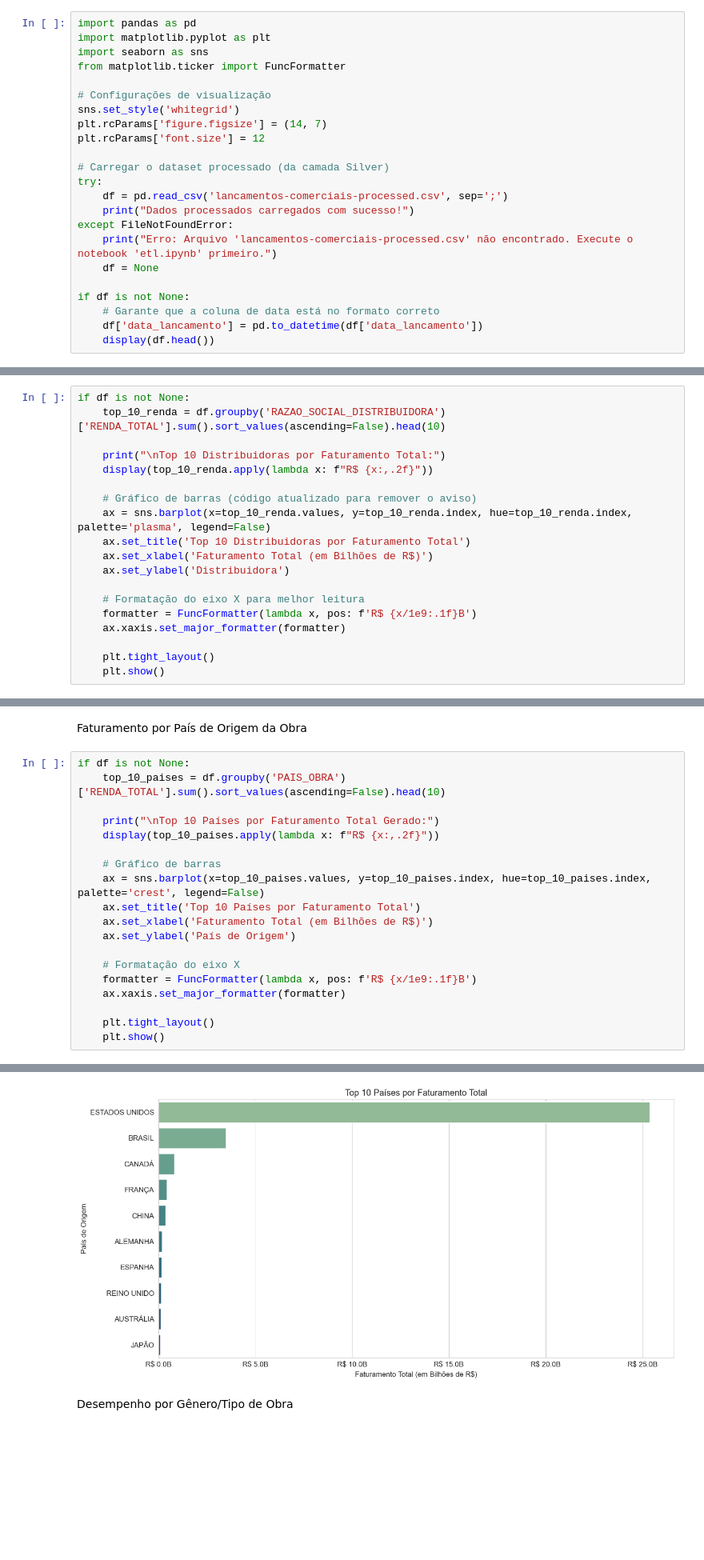
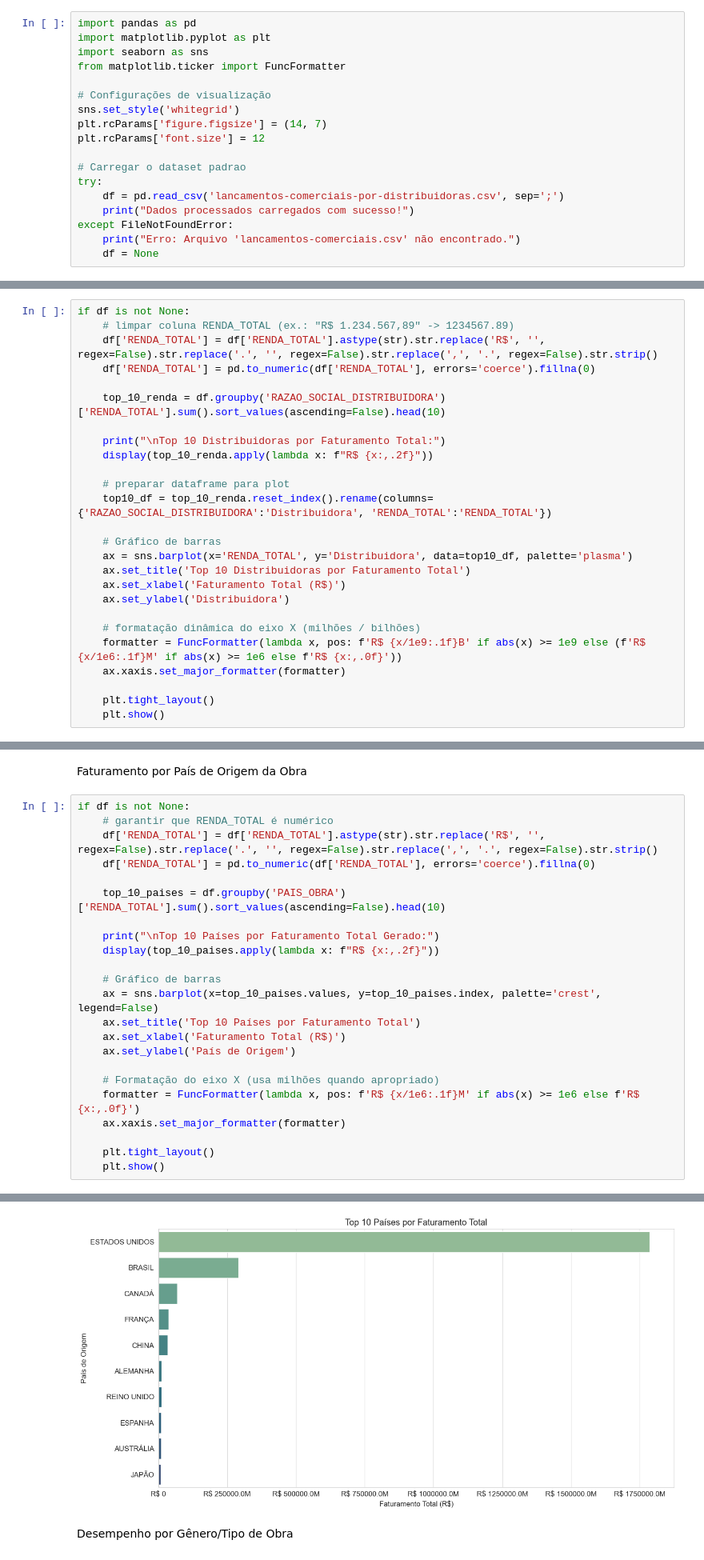
Before and after one commit to Abraao1231/trabalho-BD2, a Jupyter notebook: Data-Layer/raw/Analytcis.ipynb, the cells around one changed output, grey strips where cells are left out. Shown: that part at 80% size. Drawn from its saved outputs; the diff is of its cells as text; blank space fills up the shorter version.

```diff
--- a/Data-Layer/raw/Analytcis.ipynb
+++ b/Data-Layer/raw/Analytcis.ipynb
@@ -11,17 +11,12 @@ sns.set_style('whitegrid')
 plt.rcParams['figure.figsize'] = (14, 7)
 plt.rcParams['font.size'] = 12
 
-# Carregar o dataset processado (da camada Silver)
+# Carregar o dataset padrao
 try:
-    df = pd.read_csv('lancamentos-comerciais-processed.csv', sep=';')
+    df = pd.read_csv('lancamentos-comerciais-por-distribuidoras.csv', sep=';')
     print("Dados processados carregados com sucesso!")
 except FileNotFoundError:
-    print("Erro: Arquivo 'lancamentos-comerciais-processed.csv' não encontrado. Execute o notebook 'etl.ipynb' primeiro.")
+    print("Erro: Arquivo 'lancamentos-comerciais.csv' não encontrado.")
     df = None
-
-if df is not None:
-    # Garante que a coluna de data está no formato correto
-    df['data_lancamento'] = pd.to_datetime(df['data_lancamento'])
-    display(df.head())
 # %% [output]
 Dados processados carregados com sucesso!
@@ -35,19 +24,26 @@ Dados processados carregados com sucesso!
 Top 10 Distribuidoras por Faturamento
 # %%
 if df is not None:
+    # limpar coluna RENDA_TOTAL (ex.: "R$ 1.234.567,89" -> 1234567.89)
+    df['RENDA_TOTAL'] = df['RENDA_TOTAL'].astype(str).str.replace('R$', '', regex=False).str.replace('.', '', regex=False).str.replace(',', '.', regex=False).str.strip()
+    df['RENDA_TOTAL'] = pd.to_numeric(df['RENDA_TOTAL'], errors='coerce').fillna(0)
+
     top_10_renda = df.groupby('RAZAO_SOCIAL_DISTRIBUIDORA')['RENDA_TOTAL'].sum().sort_values(ascending=False).head(10)
 
     print("\nTop 10 Distribuidoras por Faturamento Total:")
     display(top_10_renda.apply(lambda x: f"R$ {x:,.2f}"))
 
-    # Gráfico de barras (código atualizado para remover o aviso)
-    ax = sns.barplot(x=top_10_renda.values, y=top_10_renda.index, hue=top_10_renda.index, palette='plasma', legend=False)
+    # preparar dataframe para plot
+    top10_df = top_10_renda.reset_index().rename(columns={'RAZAO_SOCIAL_DISTRIBUIDORA':'Distribuidora', 'RENDA_TOTAL':'RENDA_TOTAL'})
+
+    # Gráfico de barras
+    ax = sns.barplot(x='RENDA_TOTAL', y='Distribuidora', data=top10_df, palette='plasma')
     ax.set_title('Top 10 Distribuidoras por Faturamento Total')
-    ax.set_xlabel('Faturamento Total (em Bilhões de R$)')
+    ax.set_xlabel('Faturamento Total (R$)')
     ax.set_ylabel('Distribuidora')
 
-    # Formatação do eixo X para melhor leitura
-    formatter = FuncFormatter(lambda x, pos: f'R$ {x/1e9:.1f}B')
+    # formatação dinâmica do eixo X (milhões / bilhões)
+    formatter = FuncFormatter(lambda x, pos: f'R$ {x/1e9:.1f}B' if abs(x) >= 1e9 else (f'R$ {x/1e6:.1f}M' if abs(x) >= 1e6 else f'R$ {x:,.0f}'))
     ax.xaxis.set_major_formatter(formatter)
 
     plt.tight_layout()
@@ -107,19 +106,23 @@ Top 10 Filmes com Maior Bilheteria:
 Faturamento por País de Origem da Obra
 # %%
 if df is not None:
+    # garantir que RENDA_TOTAL é numérico
+    df['RENDA_TOTAL'] = df['RENDA_TOTAL'].astype(str).str.replace('R$', '', regex=False).str.replace('.', '', regex=False).str.replace(',', '.', regex=False).str.strip()
+    df['RENDA_TOTAL'] = pd.to_numeric(df['RENDA_TOTAL'], errors='coerce').fillna(0)
+
     top_10_paises = df.groupby('PAIS_OBRA')['RENDA_TOTAL'].sum().sort_values(ascending=False).head(10)
 
     print("\nTop 10 Países por Faturamento Total Gerado:")
     display(top_10_paises.apply(lambda x: f"R$ {x:,.2f}"))
 
     # Gráfico de barras
-    ax = sns.barplot(x=top_10_paises.values, y=top_10_paises.index, hue=top_10_paises.index, palette='crest', legend=False)
+    ax = sns.barplot(x=top_10_paises.values, y=top_10_paises.index, palette='crest', legend=False)
     ax.set_title('Top 10 Países por Faturamento Total')
-    ax.set_xlabel('Faturamento Total (em Bilhões de R$)')
+    ax.set_xlabel('Faturamento Total (R$)')
     ax.set_ylabel('País de Origem')
 
-    # Formatação do eixo X
-    formatter = FuncFormatter(lambda x, pos: f'R$ {x/1e9:.1f}B')
+    # Formatação do eixo X (usa milhões quando apropriado)
+    formatter = FuncFormatter(lambda x, pos: f'R$ {x/1e6:.1f}M' if abs(x) >= 1e6 else f'R$ {x:,.0f}')
     ax.xaxis.set_major_formatter(formatter)
 
     plt.tight_layout()
@@ -141,4 +147,4 @@ Name: RENDA_TOTAL, dtype: object
-[figure, old version]
+[figure, new version]
 # %% [markdown]
 Desempenho por Gênero/Tipo de Obra
 # %%
```
Also changed, not shown: parts of 9 cells of this notebook, 4 other files.
